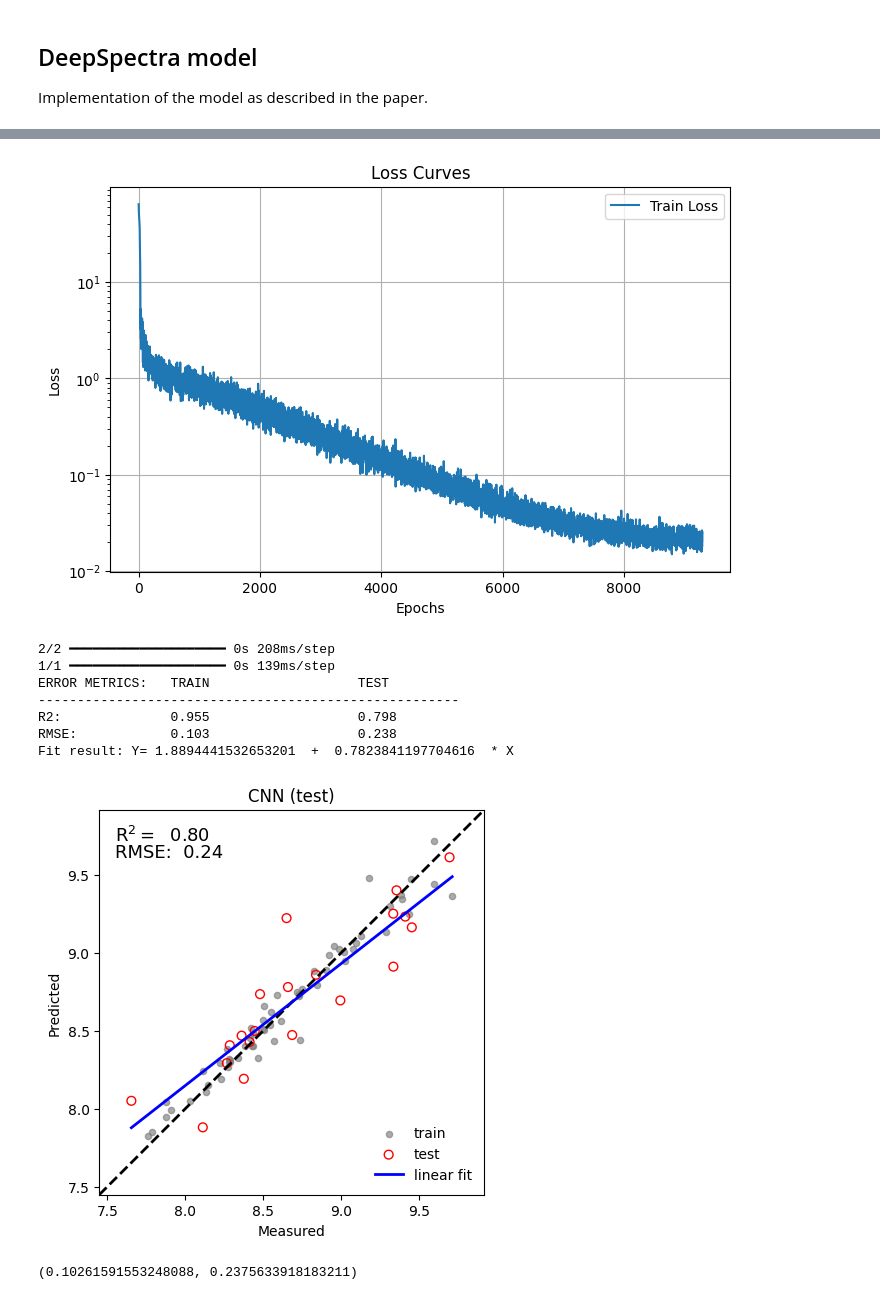
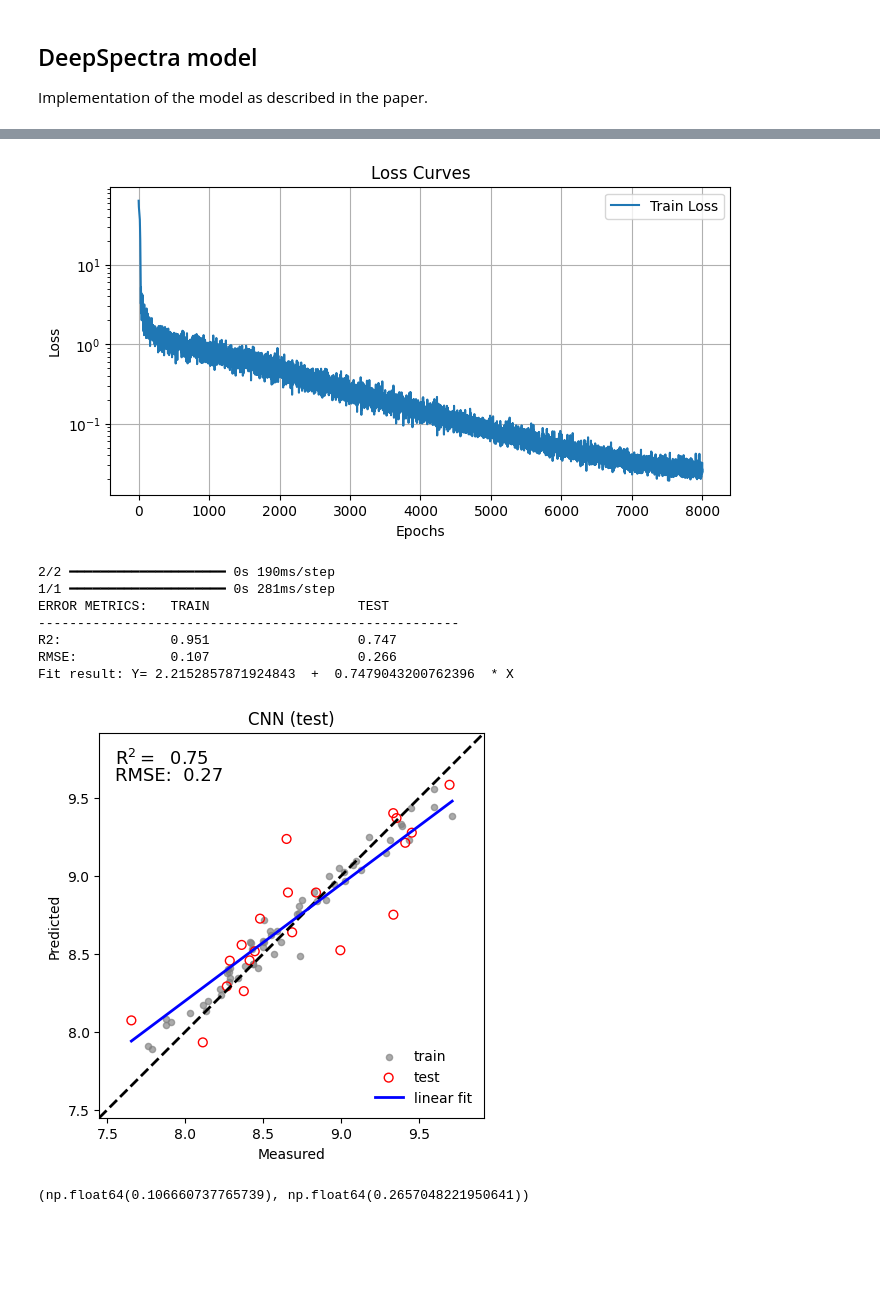
Before and after one commit to dario-passos/DeepLearning_for_VIS-NIR_Spectra, a Jupyter notebook: notebooks/DeepSpectra2019/DeepSpectra_model.ipynb, the cells around one changed output, grey strips where cells are left out. Saved outputs shown, nothing was run; the diff lists cells and outputs as text; code cells hidden in the pictures; blank space fills up the shorter version.

```diff
--- a/notebooks/DeepSpectra2019/DeepSpectra_model.ipynb
+++ b/notebooks/DeepSpectra2019/DeepSpectra_model.ipynb
@@ -911,11 +650,11 @@ DROPOUT_RATE = 0.2
 L2_REG = 0.001
 LR = 0.01
 LR_DECAY = 0.001
-EPOCHS = 10000 ## Extrapolated from training time reported in the paper
+EPOCHS = 8000 ## Extrapolated from training time reported in the paper
 
 
 ## Build the model
-model = deepspectra_model(
+model1 = deepspectra_model(
     input_vector_dimension=INPUT_DIM,
     kernel_size_1=KERNEL_SIZE_1,
     kernel_size_2=KERNEL_SIZE_2,
@@ -934,20 +673,20 @@ lr_schedule = InverseTimeDecay(
 )
 
 ## Compile the model
-model.compile(optimizer=keras.optimizers.Adam(learning_rate=lr_schedule),
+model1.compile(optimizer=keras.optimizers.Adam(learning_rate=lr_schedule),
               loss='mean_squared_error',
               metrics=['mse'])
 
-###### Callbacks #######
+###### Callbacks ###################################
 ## Progressbar for visualization purposes only
-progressbar = TQDMProgressBar(show_epoch_progress = False)
+progressbar = TqdmCallback(tqdm_class=tqdm, verbose=0)
 ## Including EarlyStopping callback to prevent overfitting but we don't know the stopping criteria from the paper.
 ## Also, the authors did not mention using any validation split for model training. Therefore, we will monitor the training loss.
 ## The patience is set to 500 epochs, which is quite high, but we will monitor the training loss.
 early_stop = keras.callbacks.EarlyStopping(monitor='loss', min_delta=1e-5, patience=500, mode='auto', restore_best_weights=True, verbose=1)
 
 ## Train the model
-history = model.fit(
+history = model1.fit(
     x_train_scaled.reshape(-1, INPUT_DIM, 1),  # Reshape for Conv1D input
     y_train.values, shuffle=True, # Shuffle the training data in each pass
     # validation_split=0.1,
@@ -962,32 +705,32 @@ Restoring model weights from the end of the best epoch: 8794.
 # %%
-plt.figure(figsize=(8, 5))
+plt.figure(figsize=(8, 4))
 plt.plot(history.history['loss'], label='Train Loss')
 # plt.plot(history.history['val_loss'], label='Validation Loss')
 plt.title('Loss Curves')
 # log y
 plt.yscale('log')
 plt.xlabel('Epochs')
 plt.ylabel('Loss')
 plt.legend()
 plt.grid()
 plt.show()
 
 ## NOTE: EarlyStopping automatically load the best weights, so we don't need to do it manually.
 
 ## Compute RMSE metrics for TRAIN and TEST sets
-y_train_pred = model.predict(x_train_scaled)
-y_test_pred = model.predict(x_test_scaled)
+y_train_pred = model1.predict(x_train_scaled)
+y_test_pred = model1.predict(x_test_scaled)
 
 plot_prediction2(y_train, y_test, y_train_pred, y_test_pred, 'CNN (test)', savefig=False, figname=None)
 # %% [output]
-[figure, old version]
+[figure, new version]
-2/2 ━━━━━━━━━━━━━━━━━━━━ 0s 208ms/step
-1/1 ━━━━━━━━━━━━━━━━━━━━ 0s 139ms/step
+2/2 ━━━━━━━━━━━━━━━━━━━━ 0s 190ms/step
+1/1 ━━━━━━━━━━━━━━━━━━━━ 0s 281ms/step
 ERROR METRICS:   TRAIN                   TEST
 ------------------------------------------------------
-R2:              0.955                   0.798
-RMSE:            0.103                   0.238
-Fit result: Y= 1.8894441532653201  +  0.7823841197704616  * X
+R2:              0.951                   0.747
+RMSE:            0.107                   0.266
+Fit result: Y= 2.2152857871924843  +  0.7479043200762396  * X
-[figure, old version]
+[figure, new version]
-(0.10261591553248088, 0.2375633918183211)
+(np.float64(0.106660737765739), np.float64(0.2657048221950641))
 # %% [markdown]
```
Also changed, not shown: parts of 22 cells of this notebook, 1 other file.
